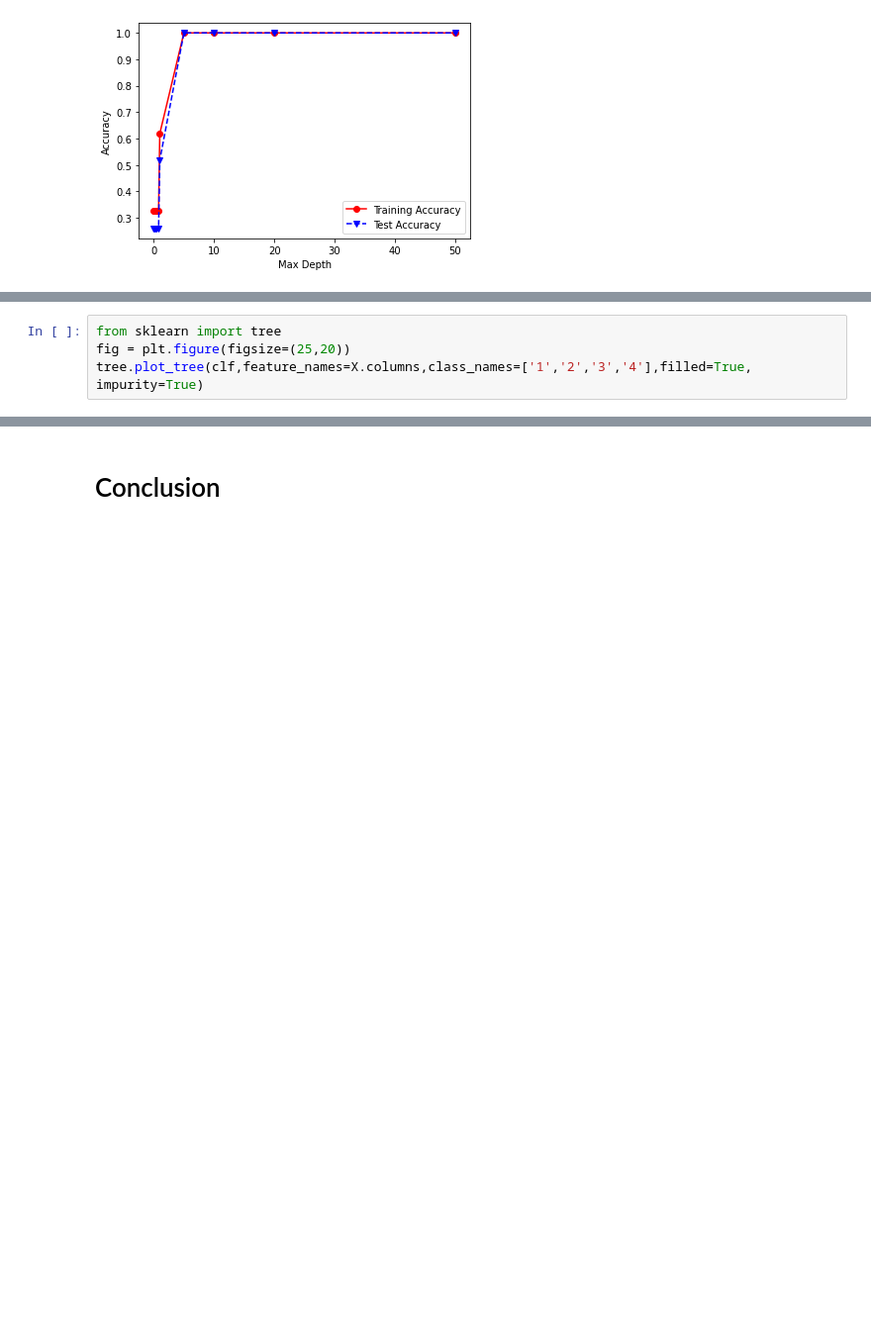
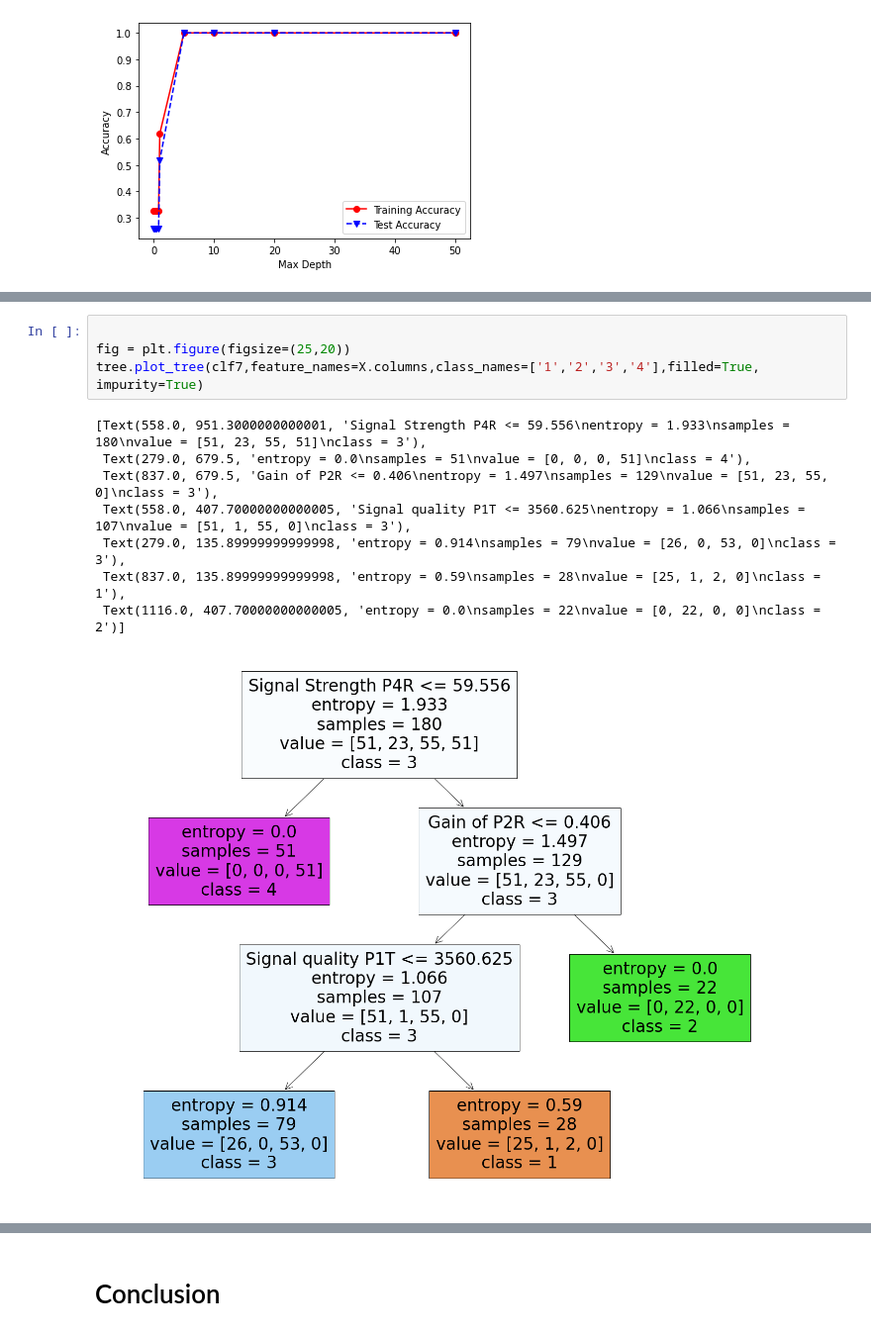
Before and after one commit to goldslime123/csc3005-DA, a Jupyter notebook: Visualization dataset D.ipynb, the cells around one changed output, grey strips where cells are left out. Shown at 99% size. Drawn from its saved outputs; the diff is of its cells as text; blank space fills up the shorter version.

```diff
--- a/Visualization dataset D.ipynb
+++ b/Visualization dataset D.ipynb
@@ -994,5 +1126,14 @@ X.columns
 # %%
-from sklearn import tree
+
 fig = plt.figure(figsize=(25,20))
-tree.plot_tree(clf,feature_names=X.columns,class_names=['1','2','3','4'],filled=True, impurity=True)
+tree.plot_tree(clf7,feature_names=X.columns,class_names=['1','2','3','4'],filled=True, impurity=True)
+# %% [output]
+[Text(558.0, 951.3000000000001, 'Signal Strength P4R <= 59.556\nentropy = 1.933\nsamples = 180\nvalue = [51, 23, 55, 51]\nclass = 3'),
+ Text(279.0, 679.5, 'entropy = 0.0\nsamples = 51\nvalue = [0, 0, 0, 51]\nclass = 4'),
+ Text(837.0, 679.5, 'Gain of P2R <= 0.406\nentropy = 1.497\nsamples = 129\nvalue = [51, 23, 55, 0]\nclass = 3'),
+ Text(558.0, 407.70000000000005, 'Signal quality P1T <= 3560.625\nentropy = 1.066\nsamples = 107\nvalue = [51, 1, 55, 0]\nclass = 3'),
+ Text(279.0, 135.89999999999998, 'entropy = 0.914\nsamples = 79\nvalue = [26, 0, 53, 0]\nclass = 3'),
+ Text(837.0, 135.89999999999998, 'entropy = 0.59\nsamples = 28\nvalue = [25, 1, 2, 0]\nclass = 1'),
+ Text(1116.0, 407.70000000000005, 'entropy = 0.0\nsamples = 22\nvalue = [0, 22, 0, 0]\nclass = 2')]
+[figure, added]
 # %%
```
Also changed, not shown: parts of 15 cells of this notebook.
